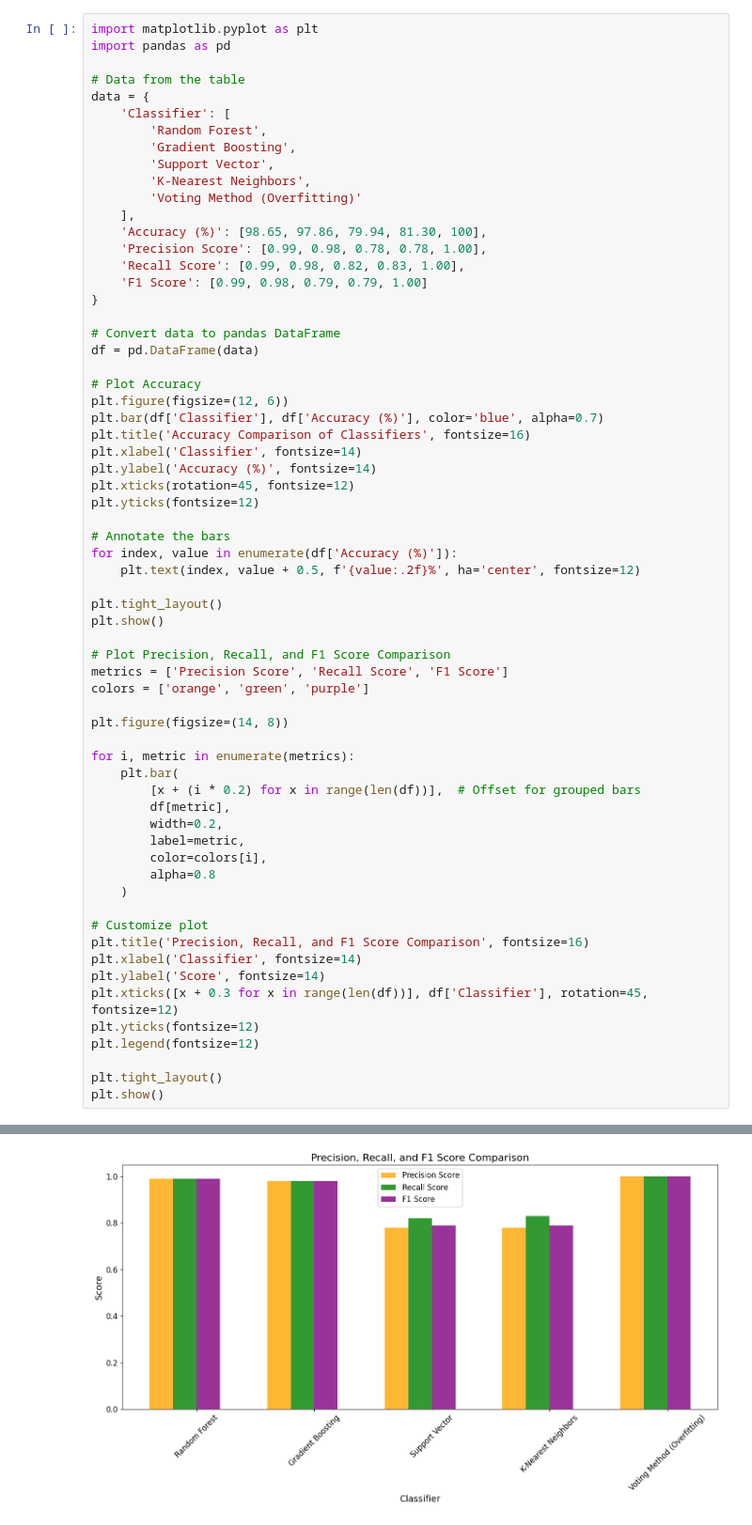
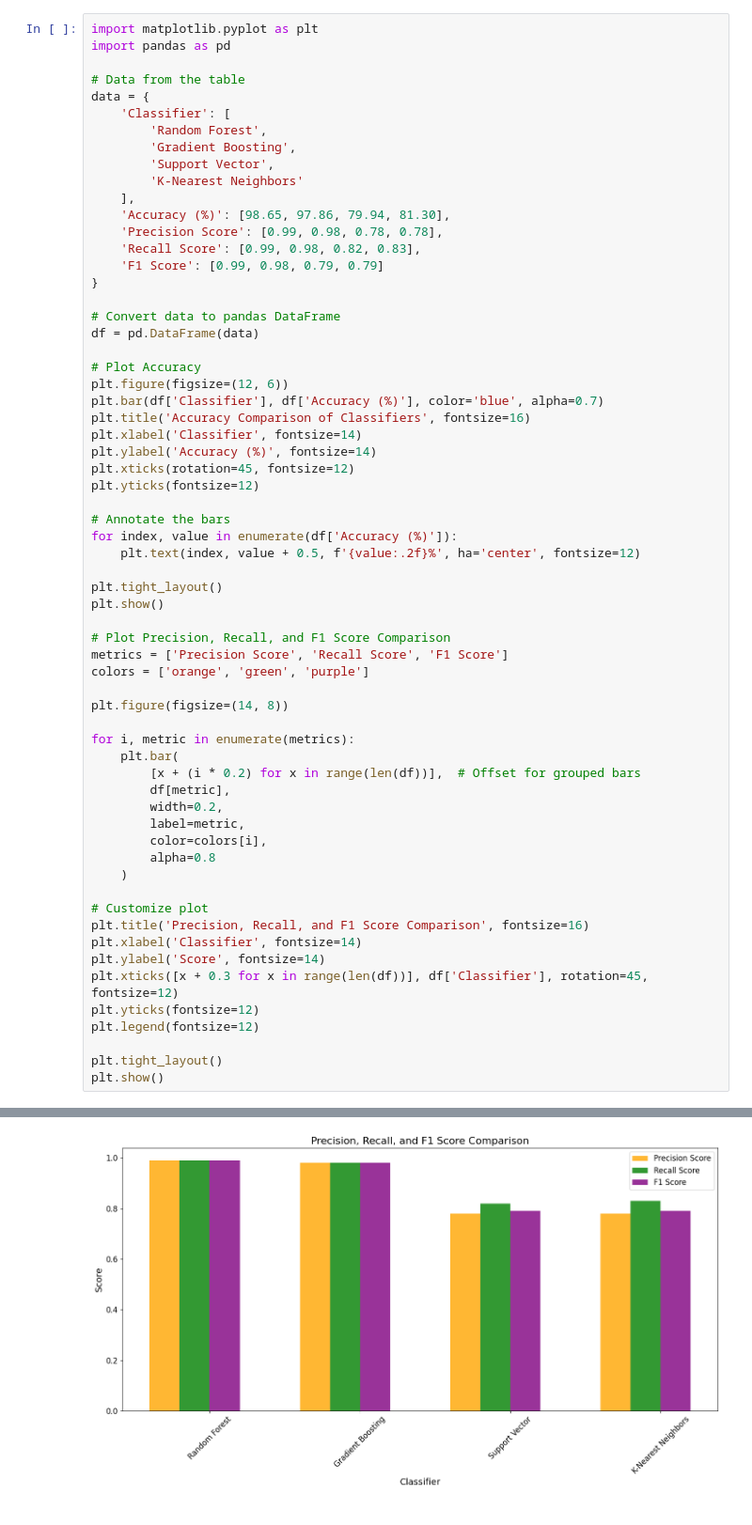
Before and after one commit to AshikKarim/health_monitoring_system_using_ml, a Jupyter notebook: graph.ipynb, the cells around one changed output, grey strips where cells are left out. Shown at 94% size. Cells and saved outputs as stored; diff of their text form.

Commit message:
accuracy comparison

```diff
--- a/graph.ipynb
+++ b/graph.ipynb
@@ -10,13 +10,12 @@ data = {
         'Random Forest',
         'Gradient Boosting',
         'Support Vector',
-        'K-Nearest Neighbors',
-        'Voting Method (Overfitting)'
+        'K-Nearest Neighbors'
     ],
-    'Accuracy (%)': [98.65, 97.86, 79.94, 81.30, 100],
-    'Precision Score': [0.99, 0.98, 0.78, 0.78, 1.00],
-    'Recall Score': [0.99, 0.98, 0.82, 0.83, 1.00],
-    'F1 Score': [0.99, 0.98, 0.79, 0.79, 1.00]
+    'Accuracy (%)': [98.65, 97.86, 79.94, 81.30],
+    'Precision Score': [0.99, 0.98, 0.78, 0.78],
+    'Recall Score': [0.99, 0.98, 0.82, 0.83],
+    'F1 Score': [0.99, 0.98, 0.79, 0.79]
 }
 
 # Convert data to pandas DataFrame
@@ -69 +68 @@ plt.show()
-[figure, old version]
+[figure, new version]
```
Also changed, not shown: parts of 1 cell of this notebook.
